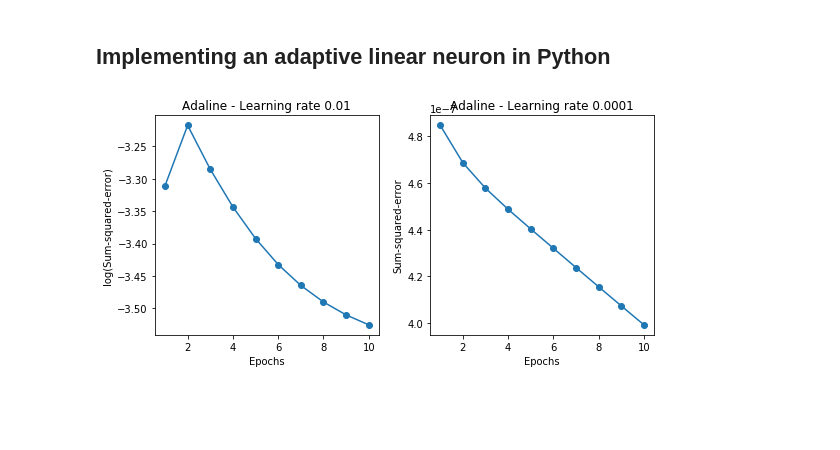
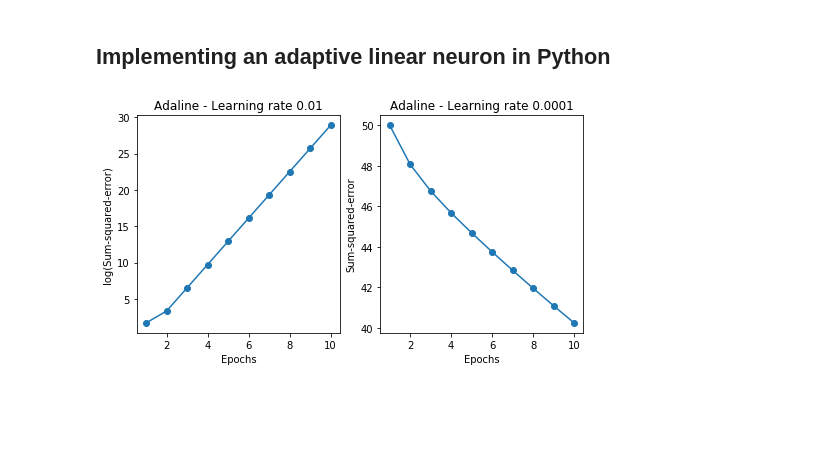
Before and after one commit to ChengTsungPao/working, a Jupyter notebook: python/Jupyter/pytorch/summer1(change1).ipynb, the cells around one changed output. Saved outputs shown, nothing was run; the diff lists cells and outputs as text; code cells hidden in the pictures.

```diff
--- a/python/Jupyter/pytorch/summer1(change1).ipynb
+++ b/python/Jupyter/pytorch/summer1(change1).ipynb
@@ -332,10 +332,11 @@ class AdalineGD(object):
 
         for i in range(self.n_iter):
             cost = 0
-            for inp, target in zip(X,y):
-                tmp = self.eta*(target - self.activation(inp))
-                self.w_[1:] += tmp * inp
-                self.w_[0] += tmp
+            output = self.activation(X)
+            for inp, target, out in zip(X,y,output):
+                tmp = (target - out)
+                self.w_[1:] += self.eta * tmp * inp
+                self.w_[0] += self.eta * tmp
                 cost += tmp**2
             self.cost_.append(cost/2.)
         return self
@@ -370,23 +371,23 @@ class AdalineGD(object):
 # %%
 fig, ax = plt.subplots(nrows=1, ncols=2, figsize=(8, 4))
 
 ada1 = AdalineGD(n_iter=10, eta=0.01).fit(X, y)
 ax[0].plot(range(1, len(ada1.cost_) + 1), np.log10(ada1.cost_), marker='o')
 ax[0].set_xlabel('Epochs')
 ax[0].set_ylabel('log(Sum-squared-error)')
 ax[0].set_title('Adaline - Learning rate 0.01')
 
 ada2 = AdalineGD(n_iter=10, eta=0.0001).fit(X, y)
 ax[1].plot(range(1, len(ada2.cost_) + 1), ada2.cost_, marker='o')
 ax[1].set_xlabel('Epochs')
 ax[1].set_ylabel('Sum-squared-error')
 ax[1].set_title('Adaline - Learning rate 0.0001')
 
-plt.tight_layout()
+
 # plt.savefig('./adaline_1.png', dpi=300)
 plt.show()
 # %% [output]
-[figure, old version]
+[figure, new version]
 # %% [markdown]
 <br>
 <br>
```
Also changed, not shown: parts of 4 cells of this notebook, 3 other files.
